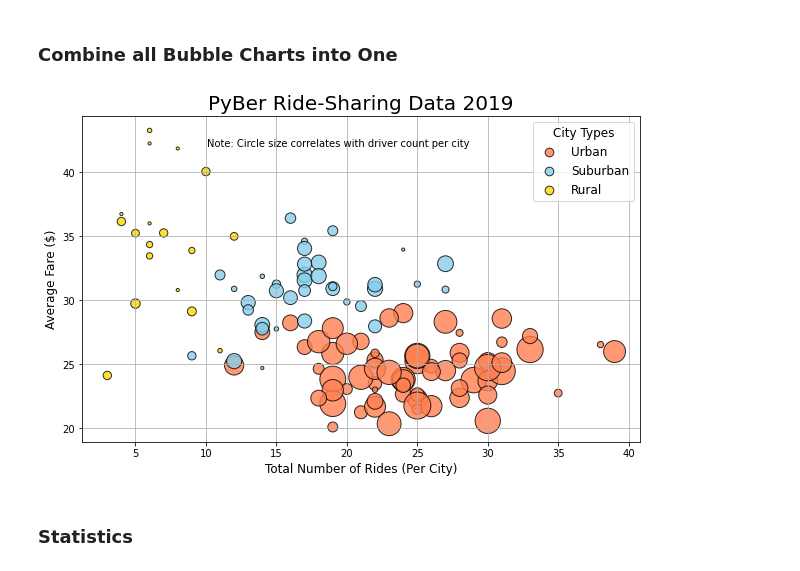
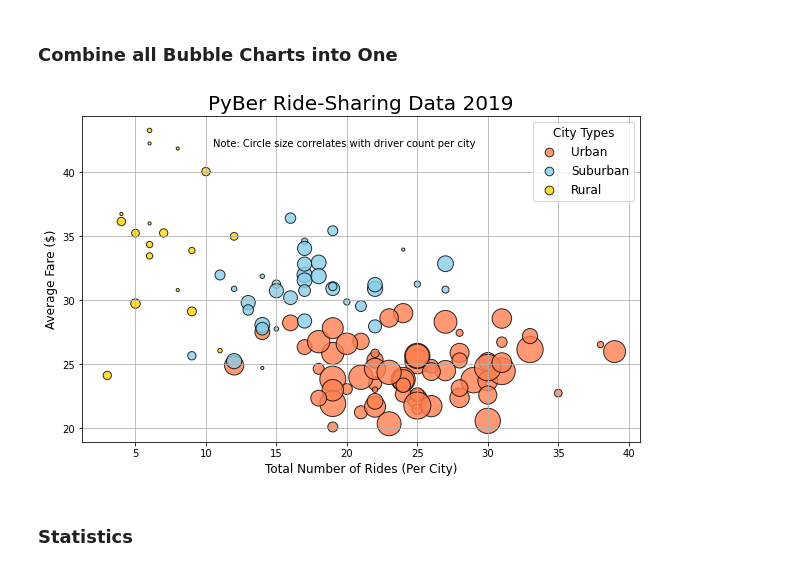
Before and after one commit to juliomeza/PyBer_Analysis, a Jupyter notebook: PyBer.ipynb, the cells around one changed output. Cells and saved outputs as stored; diff of their text form; code cells hidden in the pictures.

Commit message:
Buble Chart Modified

```diff
--- a/PyBer.ipynb
+++ b/PyBer.ipynb
@@ -172,35 +172,35 @@ plt.subplots(figsize=(10,6))
 # Urban
 plt.scatter(urban_ride_count, urban_avg_fare, s=10*urban_driver_count, color='coral',
     edgecolors='black', linewidth=1, alpha=0.8, label='Urban')
 
 # Suburban
 plt.scatter(suburban_ride_count, suburban_avg_fare, label='Suburban',
     s=10*suburban_driver_count, color='skyblue', edgecolor='black', linewidth=1, alpha=0.8)
 
 #Rural
 plt.scatter(rural_ride_count, rural_avg_fare, s=10*rural_driver_count, label='Rural',
     color='gold', alpha=0.8, linewidth=1, edgecolor='black')
 
 # Incorporate the other graph properties
 plt.title('PyBer Ride-Sharing Data 2019', fontsize=20)
 plt.xlabel('Total Number of Rides (Per City)', fontsize=12)
 plt.ylabel('Average Fare ($)', fontsize=12)
 
 # Create a Legend
 lgnd = plt.legend(fontsize=12, title='City Types', mode='Expanded', loc='best', scatterpoints=1)
 lgnd.legendHandles[0]._sizes = [75]
 lgnd.legendHandles[1]._sizes = [75]
 lgnd.legendHandles[2]._sizes = [75]
 lgnd.get_title().set_fontsize(12)
 
 # Incorporate a text label about circle size
-plt.text(10.1, 42, 'Note: Circle size correlates with driver count per city', fontsize=10)
+plt.text(10.5, 42, 'Note: Circle size correlates with driver count per city', fontsize=10)
 
 plt.grid()
 plt.savefig('analysis/Fig1.png')
 plt.show()
 # %% [output]
-[figure, old version]
+[figure, new version]
 # %% [markdown]
 ### Statistics
 # %%
```
